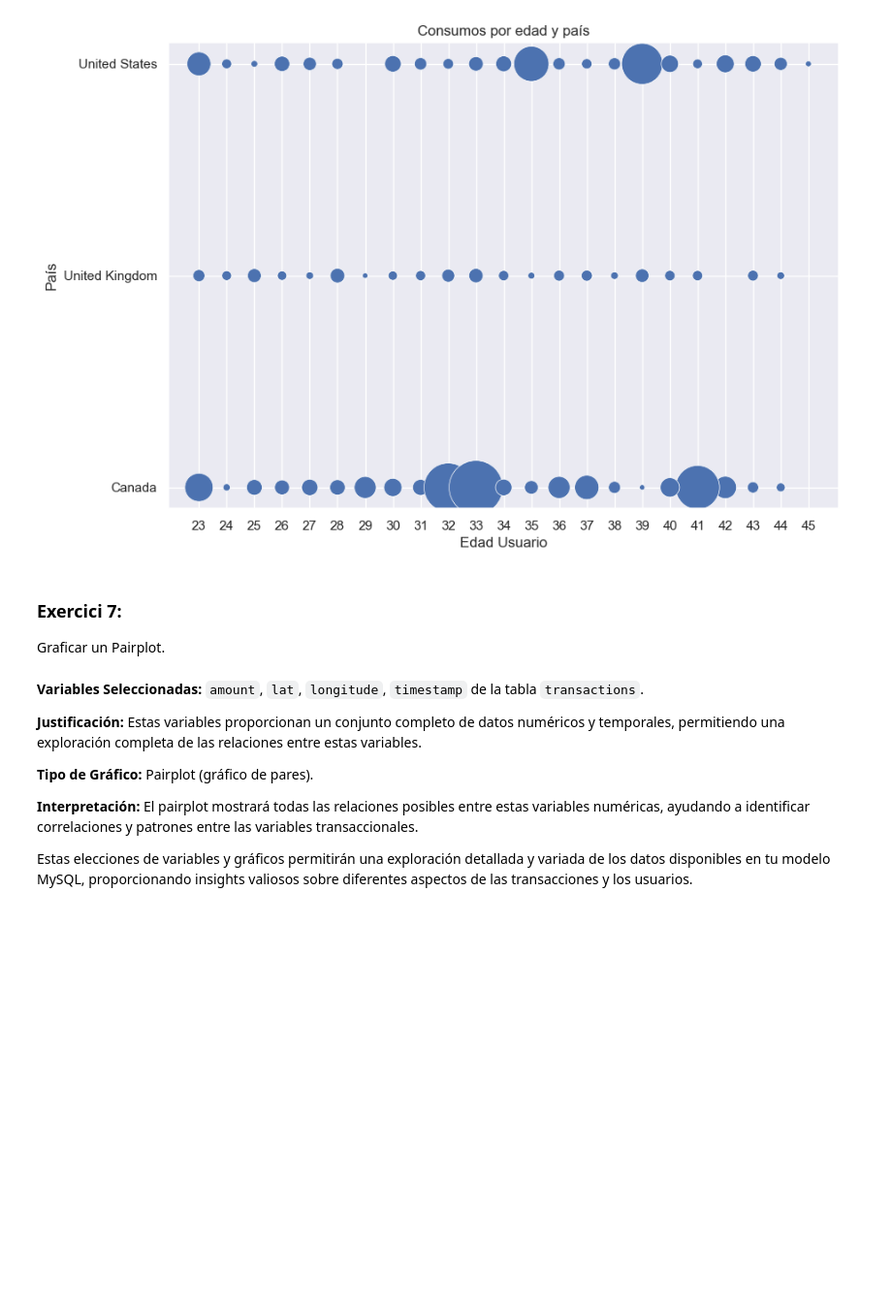
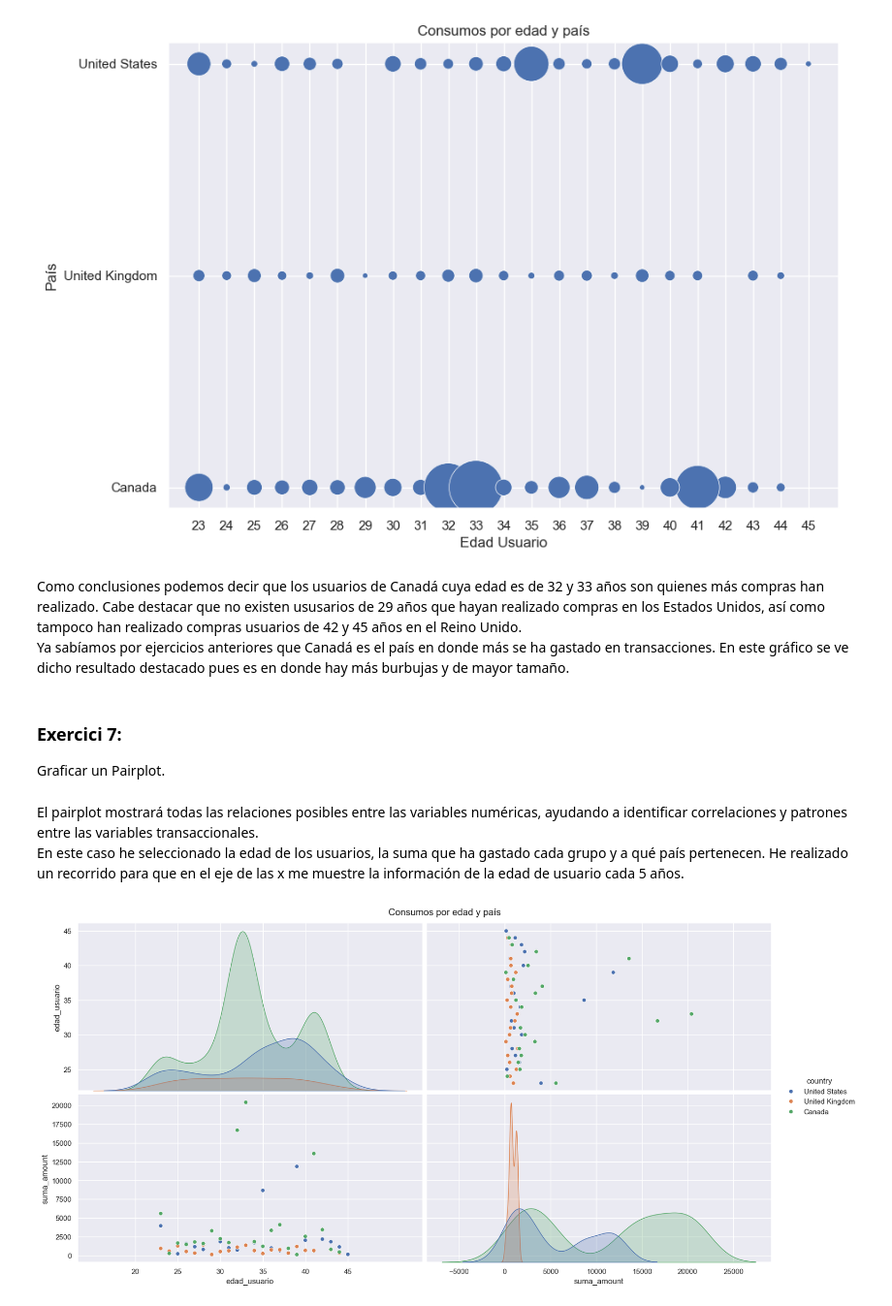
Before and after one commit to Cony-Zappala/curso_data_analyst_sprint_8, a Jupyter notebook: sprint 8.ipynb, the cells around one changed output. Shown at 97% size. Drawn from its saved outputs; the diff is of its cells as text; code cells hidden in the pictures; blank space fills up the shorter version.

Commit message:
todo nivel 1 completo

```diff
--- a/sprint 8.ipynb
+++ b/sprint 8.ipynb
@@ -177,18 +179,10 @@ plt.grid(True)
 plt.show()
 # %% [output]
 [figure]
+# %% [markdown]
+Como conclusiones podemos decir que los usuarios de Canadá cuya edad es de 32 y 33 años son quienes más compras han realizado. Cabe destacar que no existen ususarios de 29 años que hayan realizado compras en los Estados Unidos, así como tampoco han realizado compras usuarios de 42 y 45 años en el Reino Unido.
+Ya sabíamos por ejercicios anteriores que Canadá es el país en donde más se ha gastado en transacciones. En este gráfico se ve dicho resultado destacado pues es en donde hay más burbujas y de mayor tamaño.
 # %% [markdown]
 
 ### Exercici 7:
 Graficar un Pairplot.
-# %% [markdown]
-
-**Variables Seleccionadas:** `amount`, `lat`, `longitude`, `timestamp` de la tabla `transactions`.
-
-**Justificación:** Estas variables proporcionan un conjunto completo de datos numéricos y temporales, permitiendo una exploración completa de las relaciones entre estas variables.
-
-**Tipo de Gráfico:** Pairplot (gráfico de pares).
-
-**Interpretación:** El pairplot mostrará todas las relaciones posibles entre estas variables numéricas, ayudando a identificar correlaciones y patrones entre las variables transaccionales.
-
-Estas elecciones de variables y gráficos permitirán una exploración detallada y variada de los datos disponibles en tu modelo MySQL, proporcionando insights valiosos sobre diferentes aspectos de las transacciones y los usuarios.
@@ -205,0 +189,16 @@ plt.show()
+# %% [markdown]
+El pairplot mostrará todas las relaciones posibles entre las variables numéricas, ayudando a identificar correlaciones y patrones entre las variables transaccionales.
+En este caso he seleccionado la edad de los usuarios, la suma que ha gastado cada grupo y a qué país pertenecen.
+He realizado un recorrido para que en el eje de las x me muestre la información de la edad de usuario cada 5 años.
+# %%
+g = sns.pairplot(df_merged3[['edad_usuario', 'suma_amount', 'country']], hue='country', height=4, aspect=2)
+for ax in g.axes.flatten():
+    if ax.get_xlabel() == 'edad_usuario':
+        x_min, x_max = ax.get_xlim()
+        new_xticks = range(int(20), int(45) + 5, 5)
+        ax.set_xticks(new_xticks)
+plt.suptitle('Consumos por edad y país', y=1.02)
+plt.grid(True)
+plt.show()
+# %% [output]
+[figure, added]
```
Also changed, not shown: parts of 6 cells of this notebook.
